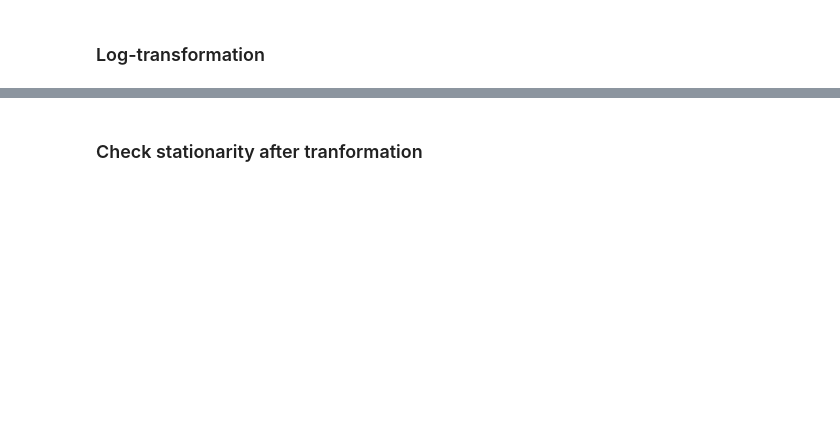
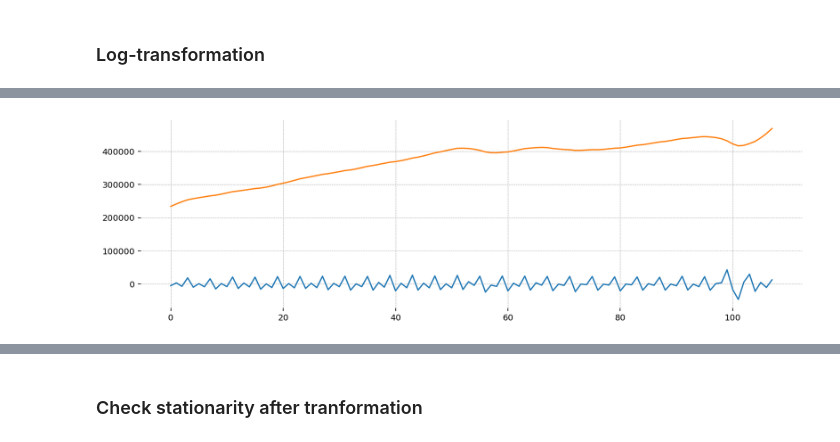
Before and after one commit to lukasgrahl/macro_rbc, a Jupyter notebook: notebooks/Fitting RBC to Italy Data.ipynb, the cells around one changed output, grey strips where cells are left out. Saved outputs shown, nothing was run; the diff lists cells and outputs as text; code cells hidden in the pictures; blank space fills up the shorter version.

```diff
--- a/notebooks/Fitting RBC to Italy Data.ipynb
+++ b/notebooks/Fitting RBC to Italy Data.ipynb
@@ -192,0 +157,4 @@ plot_df(df)
+# %%
+cyc2, tren2 = get_seasonal_hp(data.Y);
+# %% [output]
+[figure, added]
```
Also changed, not shown: parts of 25 cells of this notebook, 1 other file.
